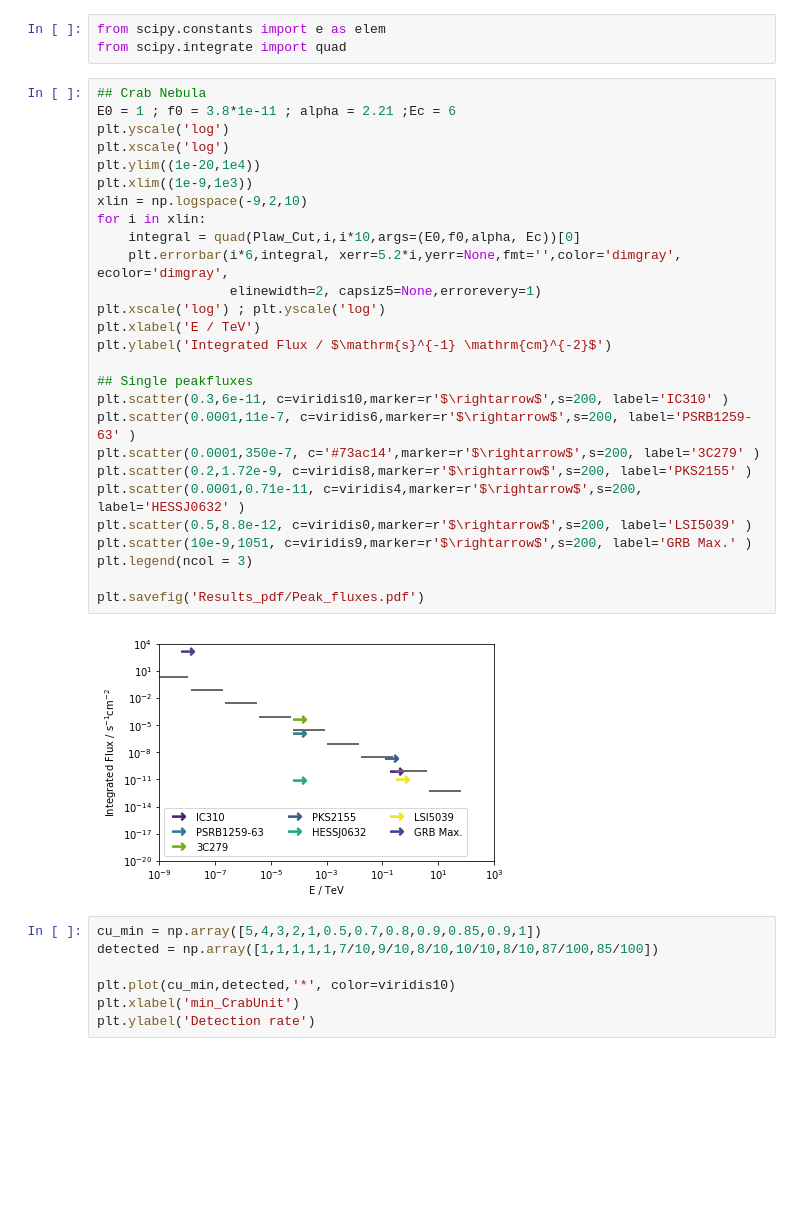
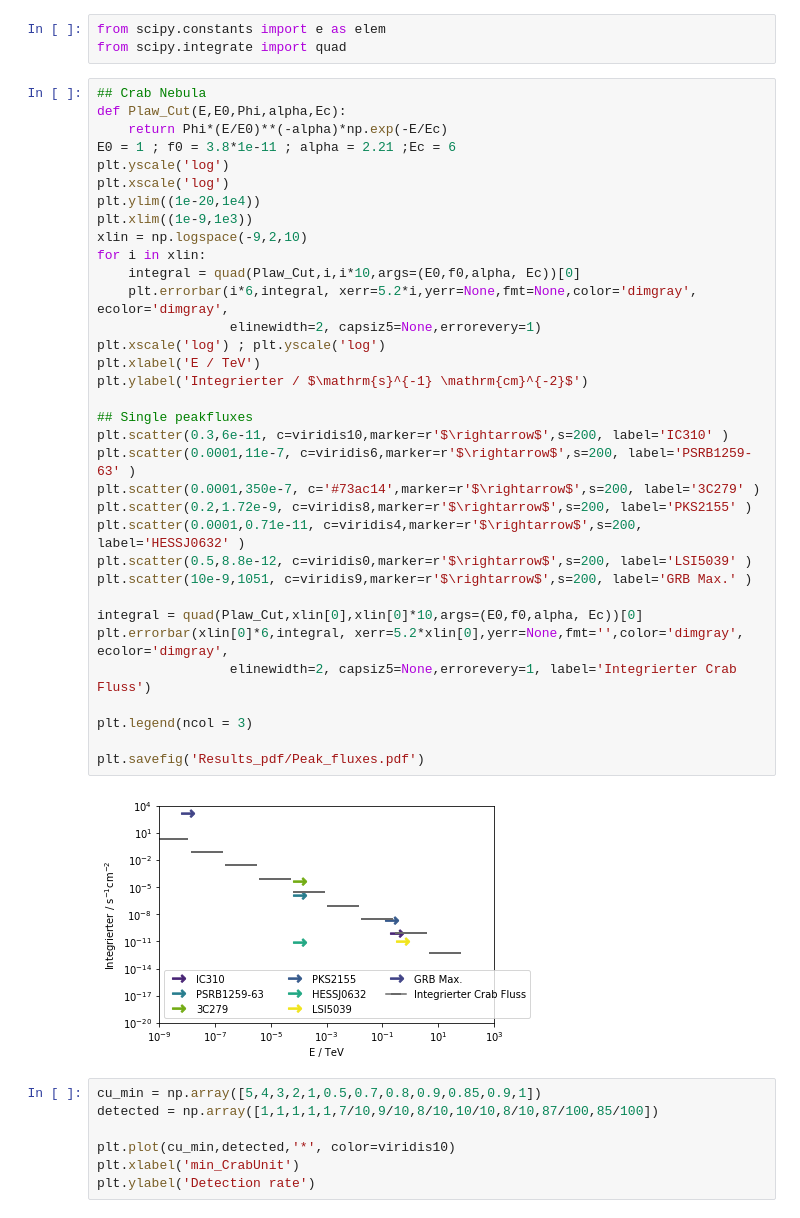
Before and after one commit to JanaMo/Project_Master, a Jupyter notebook: transient_search_plots/Show_results.ipynb, the cells around one changed output. Saved outputs shown, nothing was run; the diff lists cells and outputs as text; blank space fills up the shorter version.

```diff
--- a/transient_search_plots/Show_results.ipynb
+++ b/transient_search_plots/Show_results.ipynb
@@ -783,33 +778,40 @@ from scipy.constants import e as elem
 from scipy.integrate import quad
 # %%
 ## Crab Nebula
+def Plaw_Cut(E,E0,Phi,alpha,Ec):
+    return Phi*(E/E0)**(-alpha)*np.exp(-E/Ec)
 E0 = 1 ; f0 = 3.8*1e-11 ; alpha = 2.21 ;Ec = 6
 plt.yscale('log')
 plt.xscale('log')
 plt.ylim((1e-20,1e4))
 plt.xlim((1e-9,1e3))
 xlin = np.logspace(-9,2,10)
 for i in xlin:
     integral = quad(Plaw_Cut,i,i*10,args=(E0,f0,alpha, Ec))[0]
-    plt.errorbar(i*6,integral, xerr=5.2*i,yerr=None,fmt='',color='dimgray', ecolor='dimgray',
+    plt.errorbar(i*6,integral, xerr=5.2*i,yerr=None,fmt=None,color='dimgray', ecolor='dimgray',
                  elinewidth=2, capsiz5=None,errorevery=1)
 plt.xscale('log') ; plt.yscale('log')
 plt.xlabel('E / TeV')
-plt.ylabel('Integrated Flux / $\mathrm{s}^{-1} \mathrm{cm}^{-2}$')
+plt.ylabel('Integrierter / $\mathrm{s}^{-1} \mathrm{cm}^{-2}$')
 
 ## Single peakfluxes
 plt.scatter(0.3,6e-11, c=viridis10,marker=r'$\rightarrow$',s=200, label='IC310' )
 plt.scatter(0.0001,11e-7, c=viridis6,marker=r'$\rightarrow$',s=200, label='PSRB1259-63' )
 plt.scatter(0.0001,350e-7, c='#73ac14',marker=r'$\rightarrow$',s=200, label='3C279' )
 plt.scatter(0.2,1.72e-9, c=viridis8,marker=r'$\rightarrow$',s=200, label='PKS2155' )
 plt.scatter(0.0001,0.71e-11, c=viridis4,marker=r'$\rightarrow$',s=200, label='HESSJ0632' )
 plt.scatter(0.5,8.8e-12, c=viridis0,marker=r'$\rightarrow$',s=200, label='LSI5039' )
 plt.scatter(10e-9,1051, c=viridis9,marker=r'$\rightarrow$',s=200, label='GRB Max.' )
+
+integral = quad(Plaw_Cut,xlin[0],xlin[0]*10,args=(E0,f0,alpha, Ec))[0]
+plt.errorbar(xlin[0]*6,integral, xerr=5.2*xlin[0],yerr=None,fmt='',color='dimgray', ecolor='dimgray',
+                 elinewidth=2, capsiz5=None,errorevery=1, label='Integrierter Crab Fluss')
+
 plt.legend(ncol = 3)
 
 plt.savefig('Results_pdf/Peak_fluxes.pdf')
 # %% [output]
-[figure, old version]
+[figure, new version]
 # %%
 cu_min = np.array([5,4,3,2,1,0.5,0.7,0.8,0.9,0.85,0.9,1])
 detected = np.array([1,1,1,1,1,7/10,9/10,8/10,10/10,8/10,87/100,85/100])
```
Also changed, not shown: parts of 12 cells of this notebook, 24 other files.
